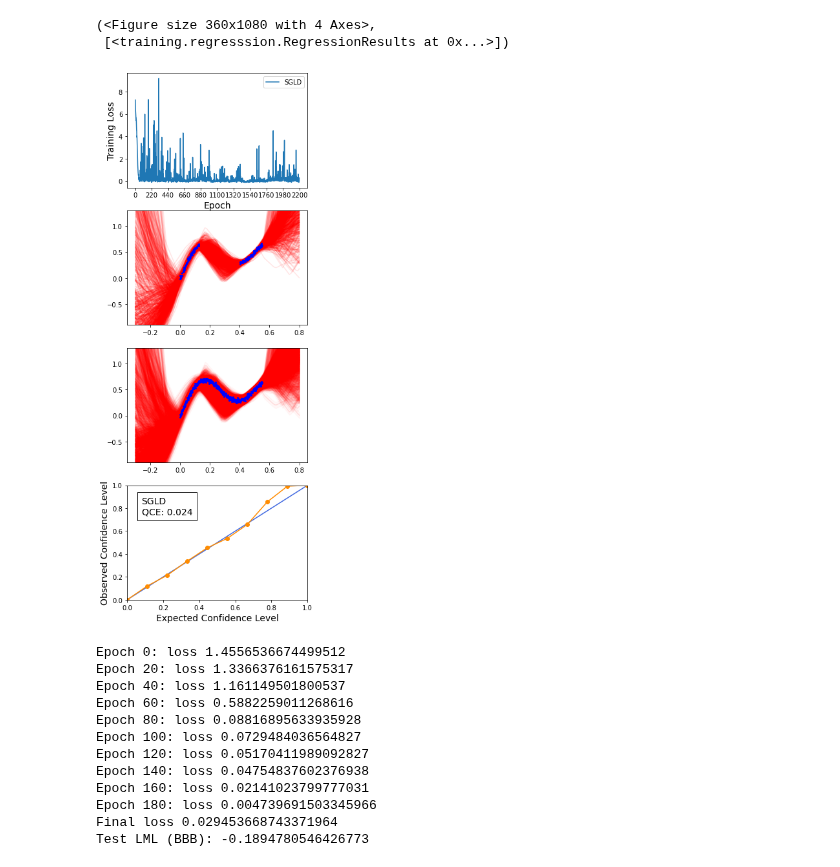
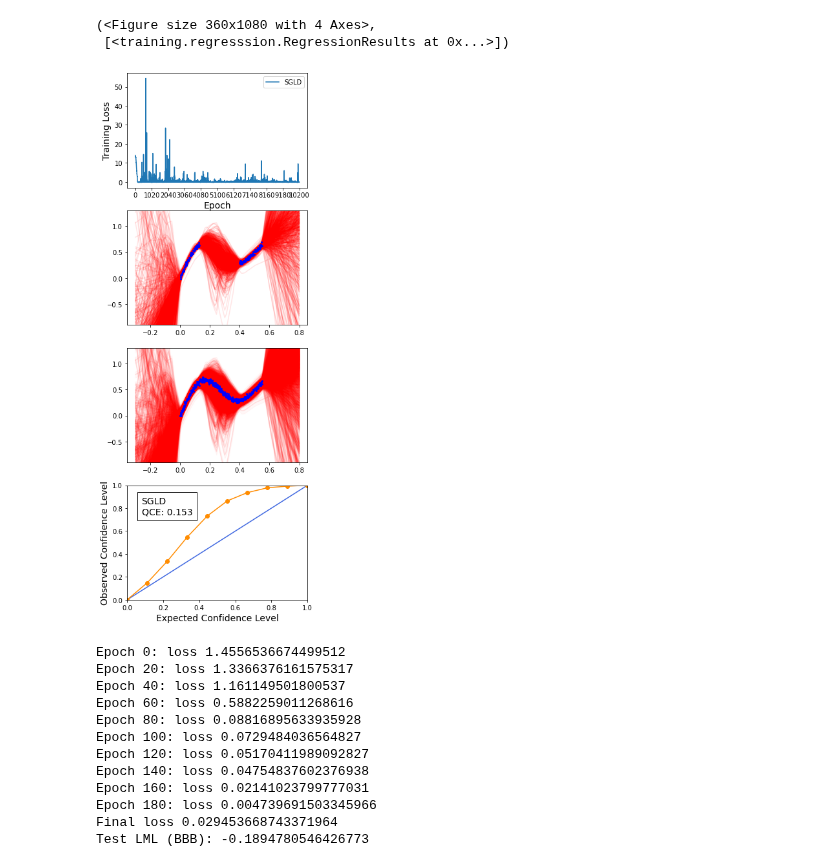
Before and after one commit to Feuermagier/VariationalBayesianDL, a Jupyter notebook: TrigonometricRegression.ipynb, the cells around one changed output. Drawn from its saved outputs; the diff is of its cells as text; code cells hidden in the pictures.

Commit message:
pSGLD

```diff
--- a/TrigonometricRegression.ipynb
+++ b/TrigonometricRegression.ipynb
@@ -201,10 +201,10 @@ def train_models(dataset, batch_size):
     return [pp, ensemble, swag, diag_swag, multi_swag, mc_dropout, multi_mc_dropout, bbb, multi_bbb, bbb_lr2, bbb_lr10, rms]
 # %%
 from training.pp import MAP
-from training.sgld import sgld, SGLDModule
+from training.sgld import sgld, psgld, SGLDModule
 from training.util import nll_loss
 
-torch.manual_seed(2)
+torch.manual_seed(55)
 
 dataset, trainloader, testset = gap_datasets(device)
 
@@ -216,7 +216,7 @@ layers = [
     ("fc", (32, 1)),
     ("gauss", (dataset.normalized_noise, False))
 ]
-model = SGLDModule(layers, 200, 2)
-model.train_model(2200, nll_loss, sgld(lr=1e-4), trainloader, 20, device, report_every_epochs=500)
+model = SGLDModule(layers, 200, 10)
+model.train_model(10200, nll_loss, sgld(lr=2e-5), trainloader, 20, device, report_every_epochs=500)
 plot_grid(dataset, testset, [("SGLD", model, 1000)], device, plot_ground_truth=False)
 # %% [output]
@@ -230,6 +240,6 @@ Test LML (SGLD): 2.2581517696380615
 (<Figure size 360x1080 with 4 Axes>,
  [<training.regresssion.RegressionResults at 0x...>])
-[figure, old version]
+[figure, new version]
 # %%
 torch.manual_seed(42)
 
```
Also changed, not shown: parts of 1 cell of this notebook, 2 other files.
